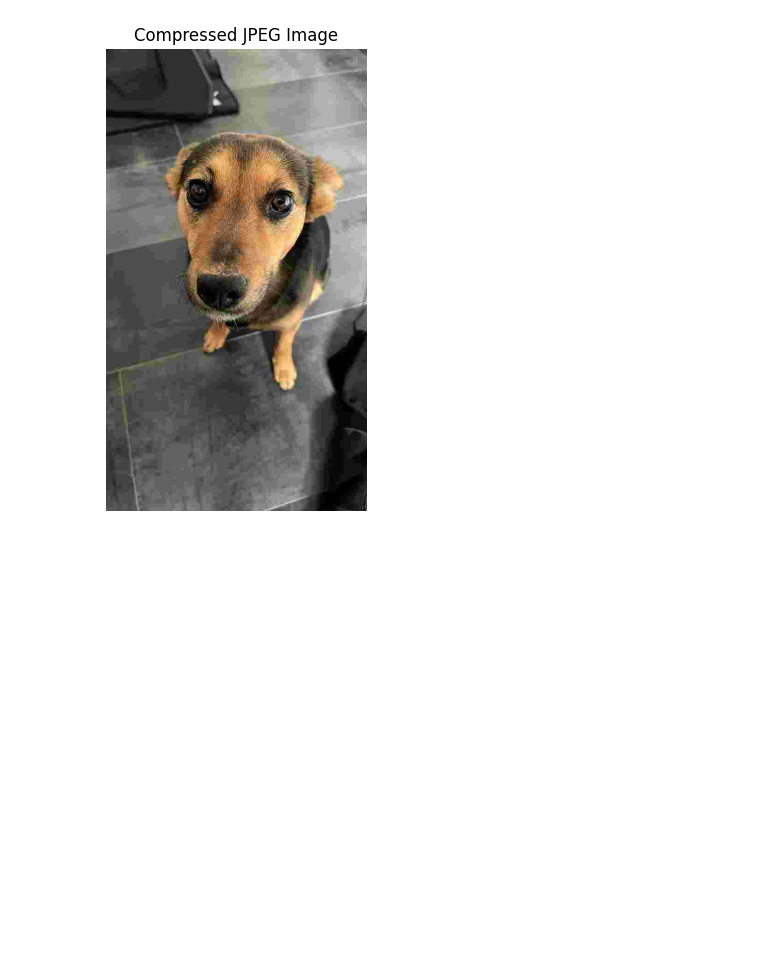
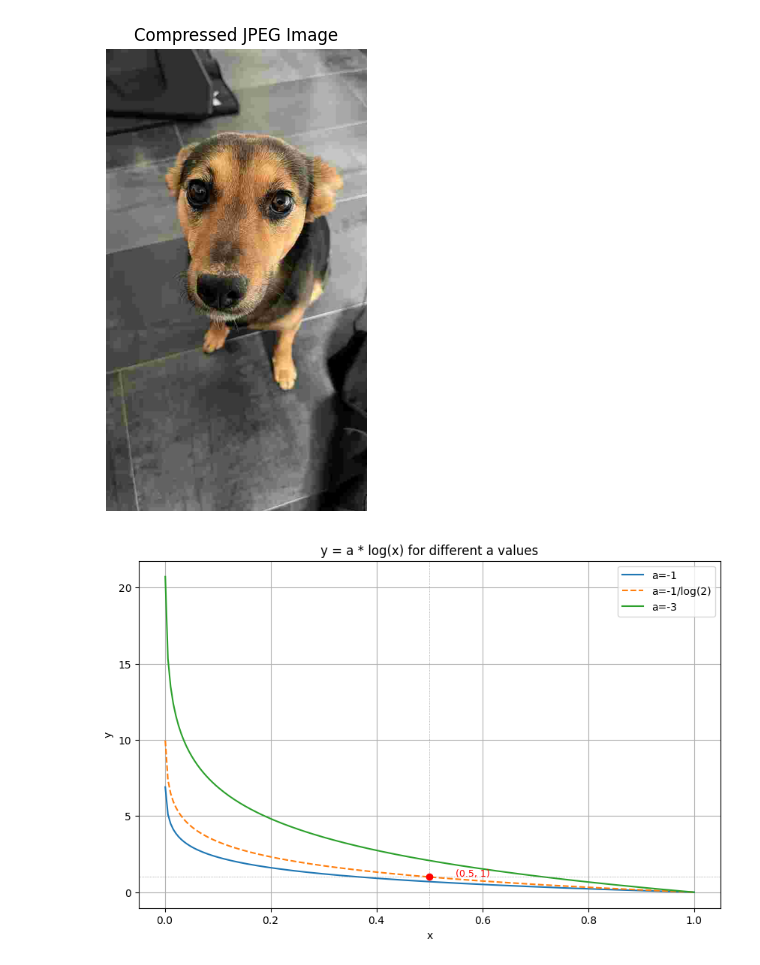
Before and after one commit to dimo3d/CGI_course_materials, a Jupyter notebook: content/Informationstheorie.ipynb, the cells around one changed output. Cells and saved outputs as stored; diff of their text form; code cells hidden in the pictures; blank space fills up the shorter version.

```diff
--- a/content/Informationstheorie.ipynb
+++ b/content/Informationstheorie.ipynb
@@ -217,3 +298,35 @@ plt.axis('off')  # hide axes
 plt.show()
 # %% [output]
 [figure]
+# %%
+import numpy as np
+import matplotlib.pyplot as plt
+
+# Define the function
+def f(x, a):
+    return a * np.log(x)
+
+# Generate x values
+x = np.linspace(0.001, 1, 200)  # Start from 0.001 to avoid log(0)
+
+# Plot the function for different a values
+plt.figure(figsize=(10,6))
+plt.plot(x, f(x, -1), label="a=-1")
+plt.plot(x, f(x, -1/np.log(2)), label="a=-1/log(2)", linestyle='--')
+plt.plot(x, f(x, -3), label="a=-3")
+# Add vertical and horizontal lines for x=0.5 and y=1
+plt.axvline(0.5, color='gray', linestyle=':', linewidth=0.5)
+plt.axhline(1, color='gray', linestyle=':', linewidth=0.5)
+
+# Highlight the point (0.5, 1)
+plt.scatter([0.5], [1], color='red', zorder=5)
+plt.text(0.55, 1.05, '(0.5, 1)', fontsize=9, color='red')
+# Add labels, title, legend, and grid
+plt.xlabel('x')
+plt.ylabel('y')
+plt.title('y = a * log(x) for different a values')
+plt.legend()
+plt.grid(True)
+plt.show()
+# %% [output]
+[figure, added]
```
Also changed, not shown: parts of 4 cells of this notebook.
